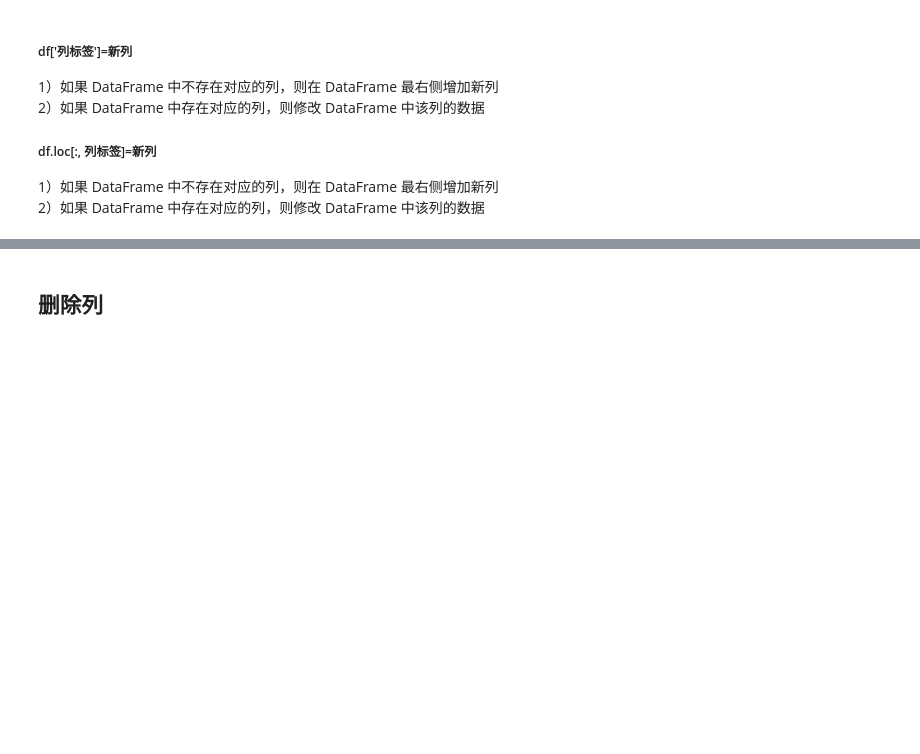
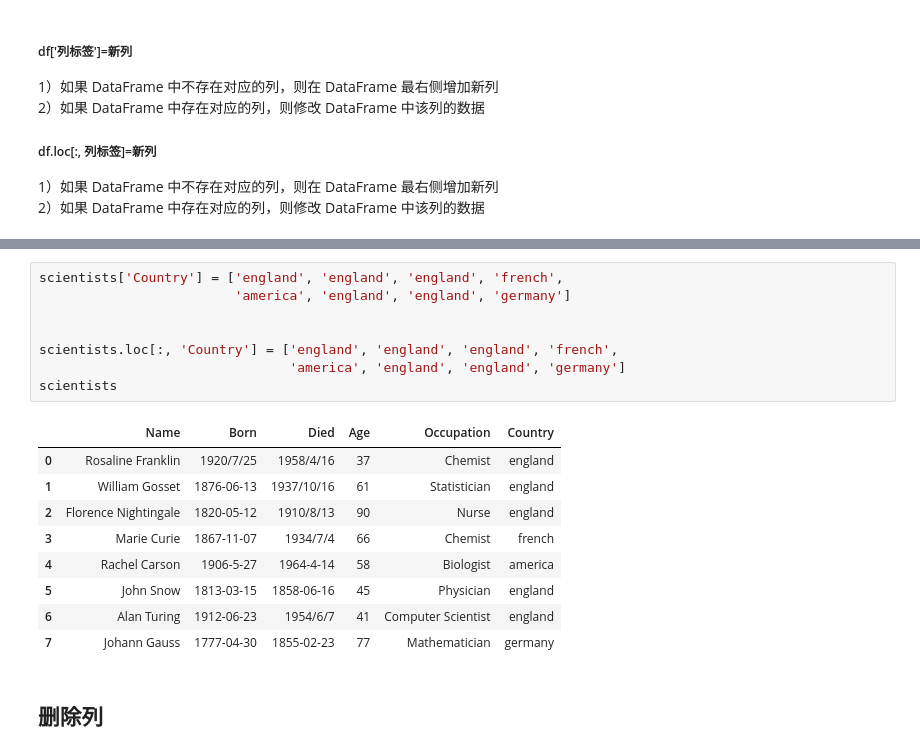
Before and after one commit to JohnChow96927/python-bigdata, a Jupyter notebook: Pandas/day2_220120_查询&数据类型&缺失值/01-DataFrame的增删改.ipynb, the cells around one changed output, grey strips where cells are left out. Cells and saved outputs as stored; diff of their text form; blank space fills up the shorter version.

```diff
--- a/Pandas/day2_220120_查询&数据类型&缺失值/01-DataFrame的增删改.ipynb
+++ b/Pandas/day2_220120_查询&数据类型&缺失值/01-DataFrame的增删改.ipynb
@@ -97,3 +124,21 @@ scientists
+# %%
+scientists['Country'] = ['england', 'england', 'england', 'french',
+                         'america', 'england', 'england', 'germany']
+
+
+scientists.loc[:, 'Country'] = ['england', 'england', 'england', 'french',
+                                'america', 'england', 'england', 'germany']
+scientists
+# %% [output]
+|  | Name | Born | Died | Age | Occupation | Country |
+| 0 | Rosaline Franklin | 1920/7/25 | 1958/4/16 | 37 | Chemist | england |
+| 1 | William Gosset | 1876-06-13 | 1937/10/16 | 61 | Statistician | england |
+| 2 | Florence Nightingale | 1820-05-12 | 1910/8/13 | 90 | Nurse | england |
+| 3 | Marie Curie | 1867-11-07 | 1934/7/4 | 66 | Chemist | french |
+| 4 | Rachel Carson | 1906-5-27 | 1964-4-14 | 58 | Biologist | america |
+| 5 | John Snow | 1813-03-15 | 1858-06-16 | 45 | Physician | england |
+| 6 | Alan Turing | 1912-06-23 | 1954/6/7 | 41 | Computer Scientist | england |
+| 7 | Johann Gauss | 1777-04-30 | 1855-02-23 | 77 | Mathematician | germany |
 # %% [markdown]
 ## 删除列
 # %% [markdown]
```
Also changed, not shown: parts of 3 cells of this notebook, 9 other files.
